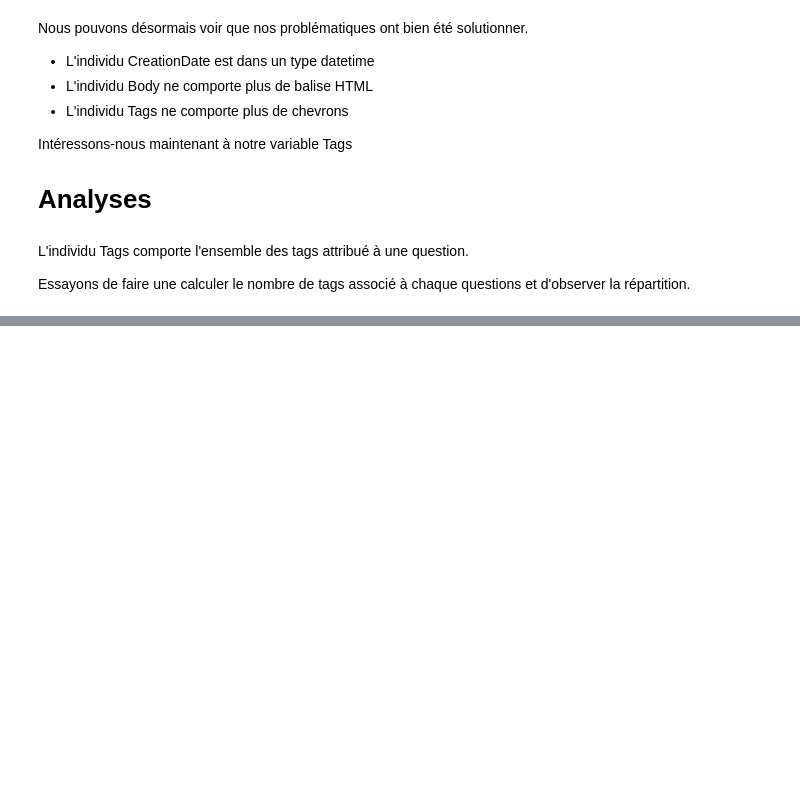
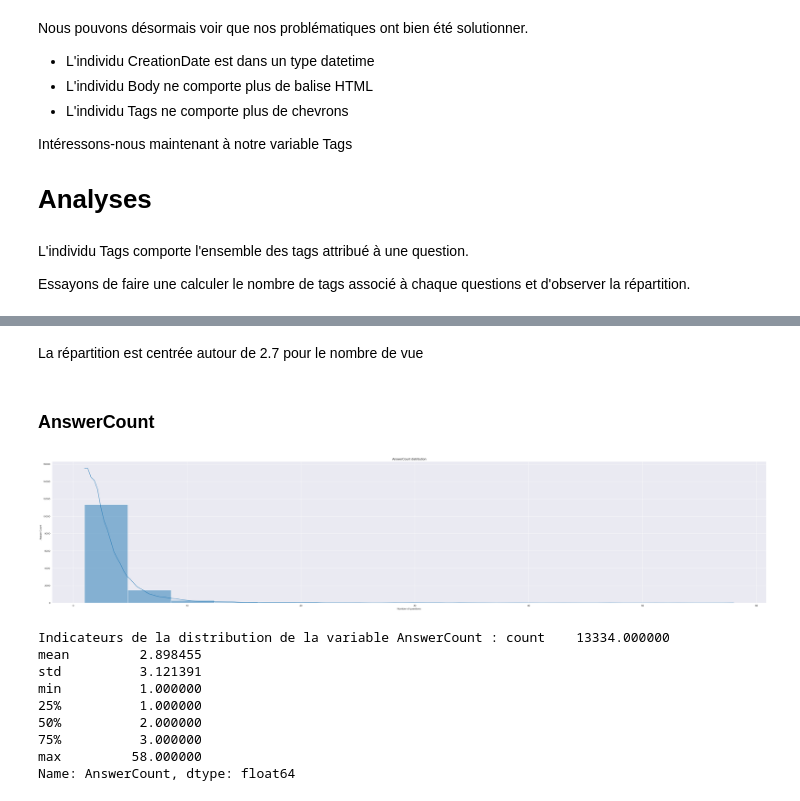
Before and after one commit to laildfz/P5_machine_learning, a Jupyter notebook: notebook/notebook_exploration.ipynb, the cells around one changed output, grey strips where cells are left out. Drawn from its saved outputs; the diff is of its cells as text; code cells hidden in the pictures; blank space fills up the shorter version.

```diff
--- a/notebook/notebook_exploration.ipynb
+++ b/notebook/notebook_exploration.ipynb
@@ -158,0 +226,17 @@ Nous pouvons observer une baisse d'activité sur le temps. Nous pourrions dédui
+# %% [markdown]
+La répartition est centrée autour de 2.7 pour le nombre de vue
+# %% [markdown]
+### AnswerCount
+# %%
+distribution('AnswerCount')
+# %% [output]
+[figure, added]
+Indicateurs de la distribution de la variable AnswerCount : count    13334.000000
+mean         2.898455
+std          3.121391
+min          1.000000
+25%          1.000000
+50%          2.000000
+75%          3.000000
+max         58.000000
+Name: AnswerCount, dtype: float64
```
Also changed, not shown: parts of 14 cells of this notebook, 1 other file.
